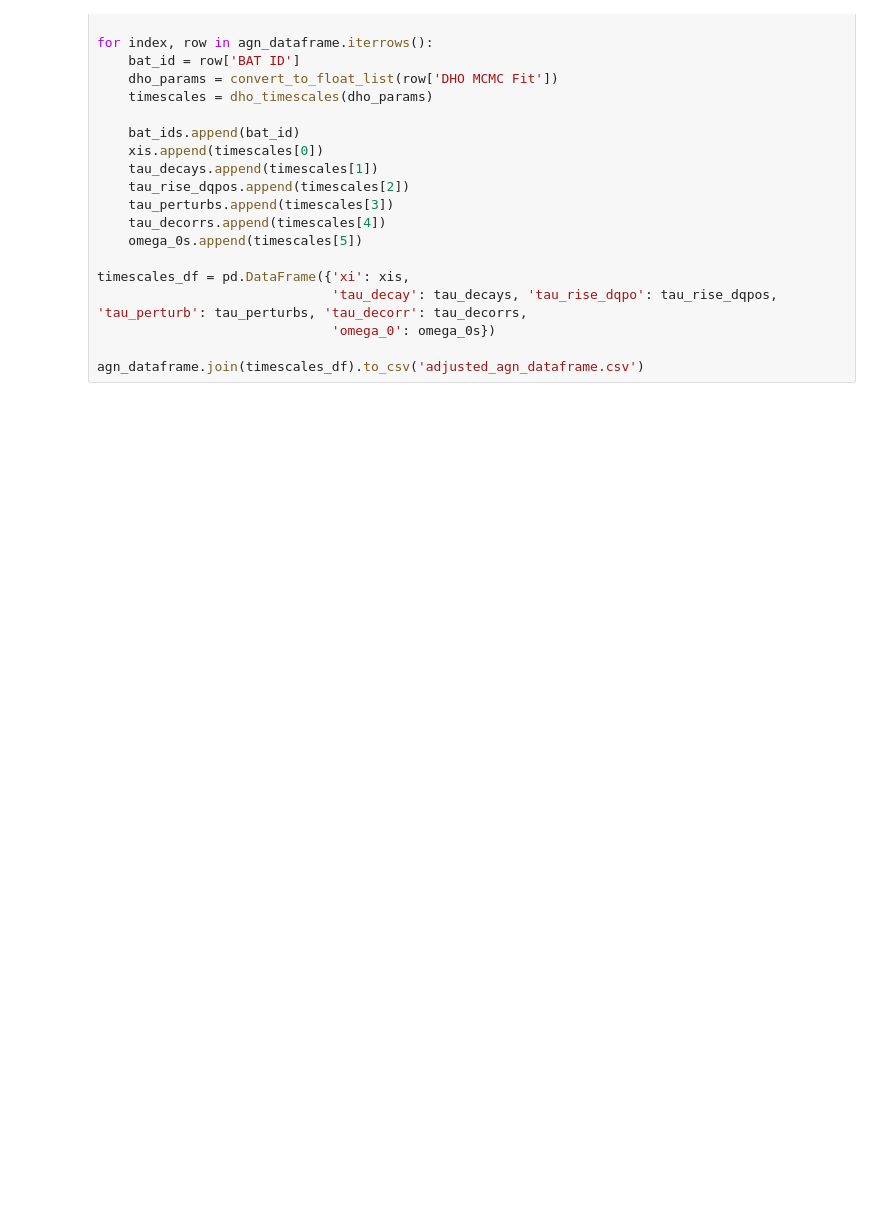
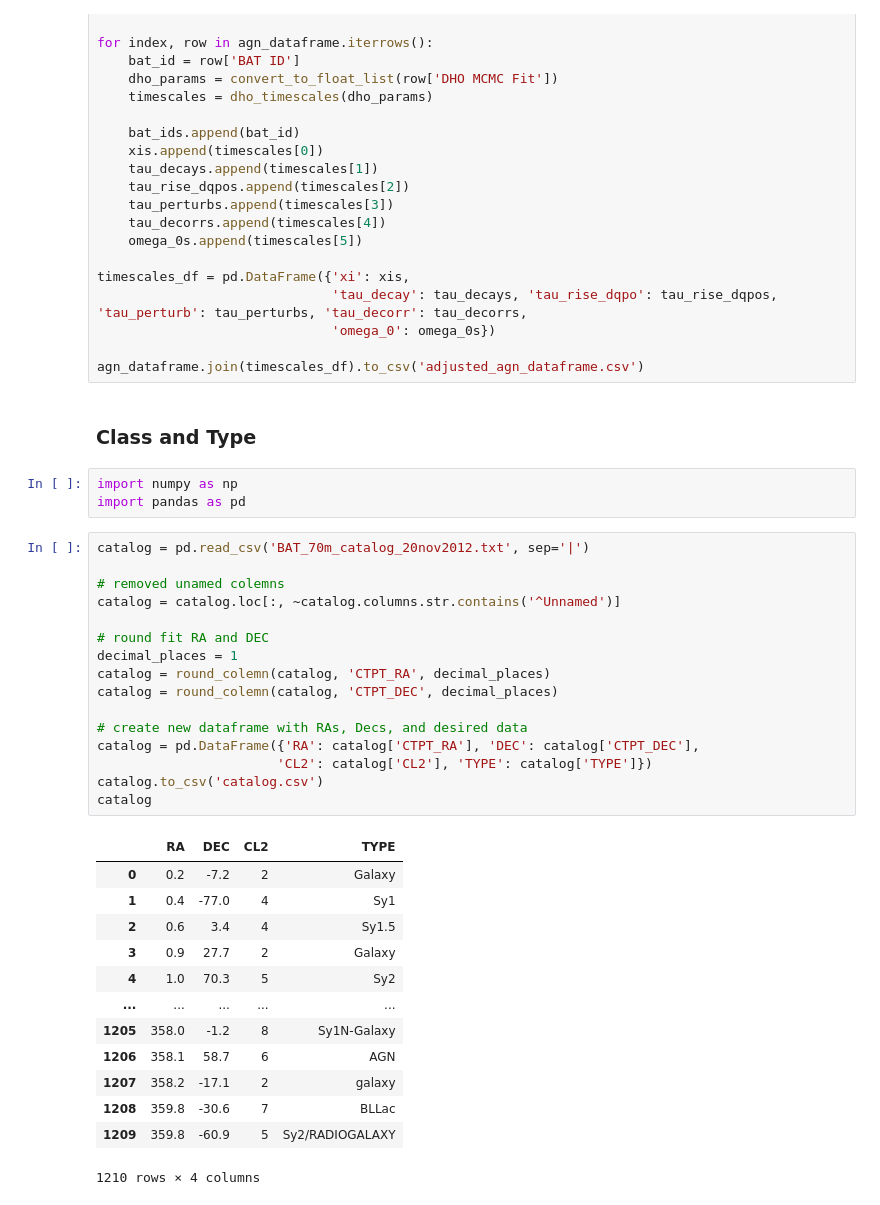
Before and after one commit to TrickyArmyMan/astro-research, a Jupyter notebook: JupyterLab/astr-499_spring.ipynb, the cells around one changed output. Drawn from its saved outputs; the diff is of its cells as text; blank space fills up the shorter version.

```diff
--- a/JupyterLab/astr-499_spring.ipynb
+++ b/JupyterLab/astr-499_spring.ipynb
@@ -560,3 +562,38 @@ timescales_df = pd.DataFrame({'xi': xis,
                               'omega_0': omega_0s})
 
 agn_dataframe.join(timescales_df).to_csv('adjusted_agn_dataframe.csv')
+# %% [markdown]
+### Class and Type
+# %%
+import numpy as np
+import pandas as pd
+# %%
+catalog = pd.read_csv('BAT_70m_catalog_20nov2012.txt', sep='|')
+
+# removed unamed colemns
+catalog = catalog.loc[:, ~catalog.columns.str.contains('^Unnamed')]
+
+# round fit RA and DEC
+decimal_places = 1
+catalog = round_colemn(catalog, 'CTPT_RA', decimal_places)
+catalog = round_colemn(catalog, 'CTPT_DEC', decimal_places)
+
+# create new dataframe with RAs, Decs, and desired data
+catalog = pd.DataFrame({'RA': catalog['CTPT_RA'], 'DEC': catalog['CTPT_DEC'],
+                       'CL2': catalog['CL2'], 'TYPE': catalog['TYPE']})
+catalog.to_csv('catalog.csv')
+catalog
+# %% [output]
+|  | RA | DEC | CL2 | TYPE |
+| 0 | 0.2 | -7.2 | 2 | Galaxy |
+| 1 | 0.4 | -77.0 | 4 | Sy1 |
+| 2 | 0.6 | 3.4 | 4 | Sy1.5 |
+| 3 | 0.9 | 27.7 | 2 | Galaxy |
+| 4 | 1.0 | 70.3 | 5 | Sy2 |
+| ... | ... | ... | ... | ... |
+| 1205 | 358.0 | -1.2 | 8 | Sy1N-Galaxy |
+| 1206 | 358.1 | 58.7 | 6 | AGN |
+| 1207 | 358.2 | -17.1 | 2 | galaxy |
+| 1208 | 359.8 | -30.6 | 7 | BLLac |
+| 1209 | 359.8 | -60.9 | 5 | Sy2/RADIOGALAXY |
+1210 rows × 4 columns
```
Also changed, not shown: parts of 4 cells of this notebook, 20 other files.
